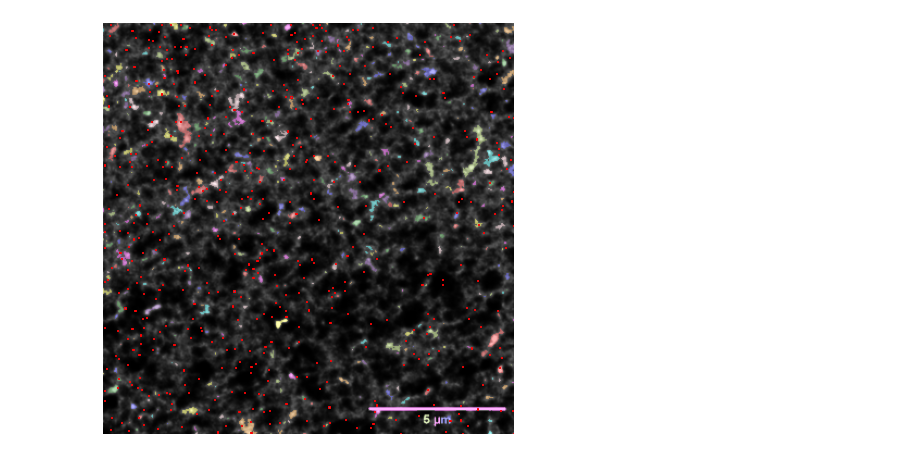
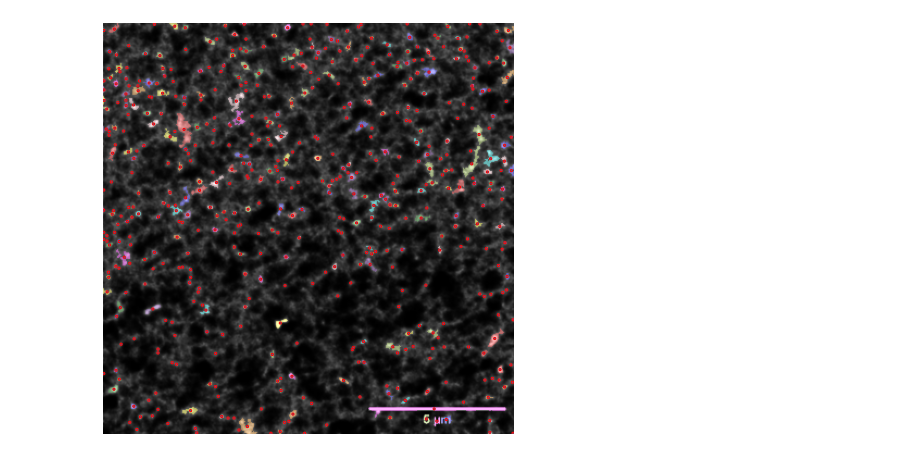
Before and after one commit to cappertherapper/Bachelorprojekt, a Jupyter notebook: tifReader.ipynb, the cells around one changed output. Saved outputs shown, nothing was run; the diff lists cells and outputs as text; code cells hidden in the pictures.

```diff
--- a/tifReader.ipynb
+++ b/tifReader.ipynb
@@ -41,17 +41,20 @@ plt.show()
 # %%
 # Visualizing labels with rgb + centroids
 image_label_overlay = label2rgb(label_image, image=image, bg_label=0)
 
 fig, ax = plt.subplots(figsize=(10, 6))
 ax.imshow(image_label_overlay)
 
+# if region.area >= 10:
+
 # Coloring centroids
 for region in regions:
-    point = mpatches.Rectangle(region.centroid, 1, 1, fill=True, edgecolor='red', linewidth=1)
+    y, x = region.centroid
+    point = mpatches.Circle((x, y), radius=1, fill=True, edgecolor='red', linewidth=1)
     ax.add_patch(point)
 
 ax.set_axis_off()
 plt.tight_layout()
 plt.show()
 # %% [output]
-[figure, old version]
+[figure, new version]
```
Also changed, not shown: parts of 1 cell of this notebook, 2 other files.
